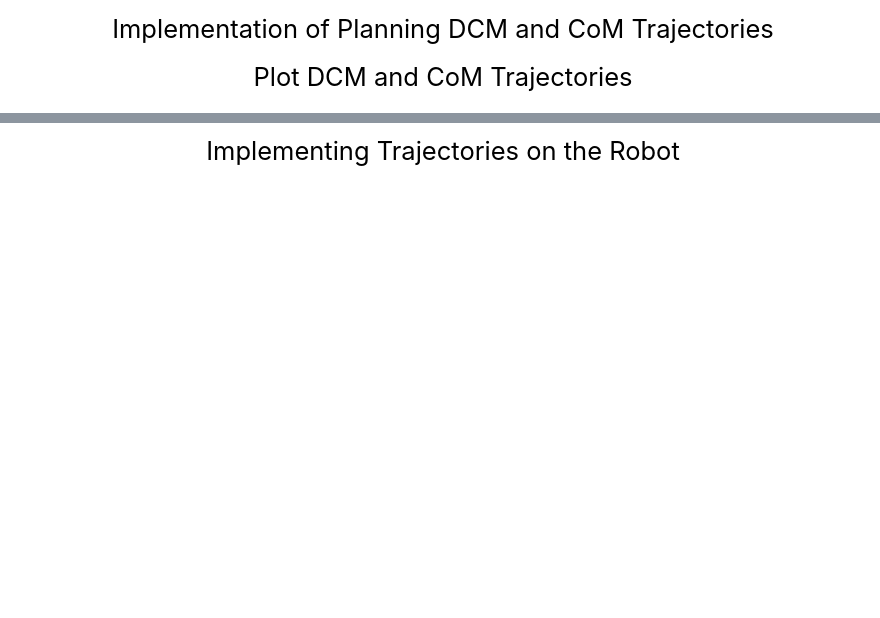
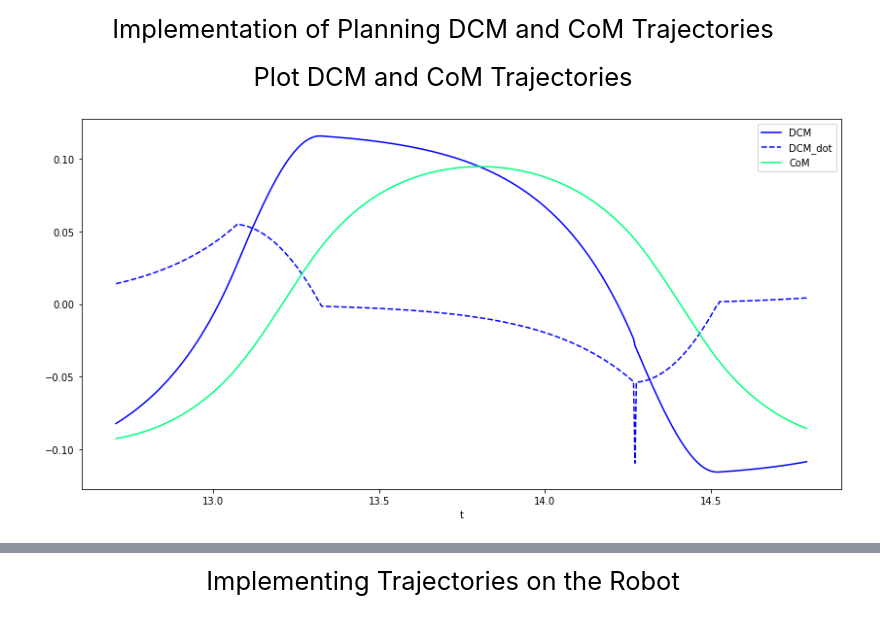
Before and after one commit to mbiselx/LeggedRobots, a Jupyter notebook: Project_1/code/DCM--walking-Atlas.ipynb, the cells around one changed output, grey strips where cells are left out. Cells and saved outputs as stored; diff of their text form; code cells hidden in the pictures; blank space fills up the shorter version.

```diff
--- a/Project_1/code/DCM--walking-Atlas.ipynb
+++ b/Project_1/code/DCM--walking-Atlas.ipynb
@@ -237,6 +241,23 @@ comTrajectory = DCMPlanner.getCoMTrajectory(initialCoM)
 DCMPlanner.calculateCoPTrajectory()
 # %% [markdown]
 <div style="text-align:center"><span style="color:black; font-family:helvetica; font-size:1.7em;">Plot DCM and CoM Trajectories</span></div>
+# %%
+roi = slice(3050, 3550)
+
+plt.figure(figsize = (14, 7))
+plt.plot(DCMPlanner.t[roi],DCMPlanner.DCM[roi,1], 'blue', label="DCM");
+plt.plot(DCMPlanner.t[roi],DCMPlanner.DCMVelocity[roi,1]/10, '--b', label="DCM_dot");
+#plt.plot(DCMPlanner.t[roi],DCMPlanner.CoM[roi,0], 'springgreen', label="CoM");
+plt.plot(DCMPlanner.t[roi],DCMPlanner.CoM[roi,1], 'springgreen', label="CoM");
+#plt.plot(DCMPlanner.t[roi],DCMPlanner.CoMDot[roi,1]/10, '--g', label="CoM_dot");
+#plt.plot(DCMPlanner.t[roi],DCMPlanner.CoPTrajectory[roi,1], '--r', label="CoP");
+
+plt.xlabel("t")
+
+plt.legend()
+plt.show()
+# %% [output]
+[figure, added]
 # %%
 fig4, (ax4) = plt.subplots(figsize = (14, 7))
 footWidth=0.1
```
Also changed, not shown: parts of 5 cells of this notebook, 2 other files.
